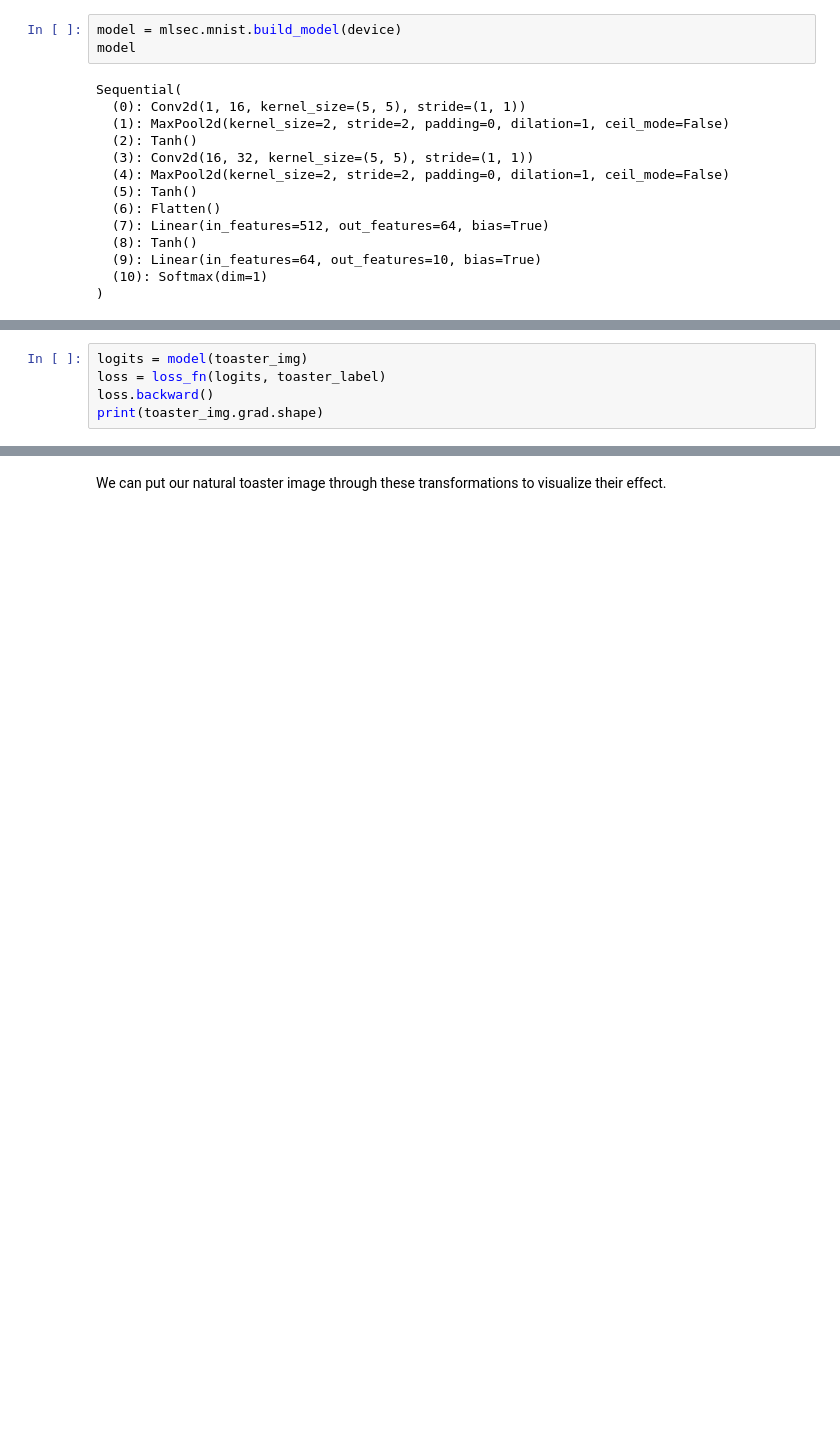
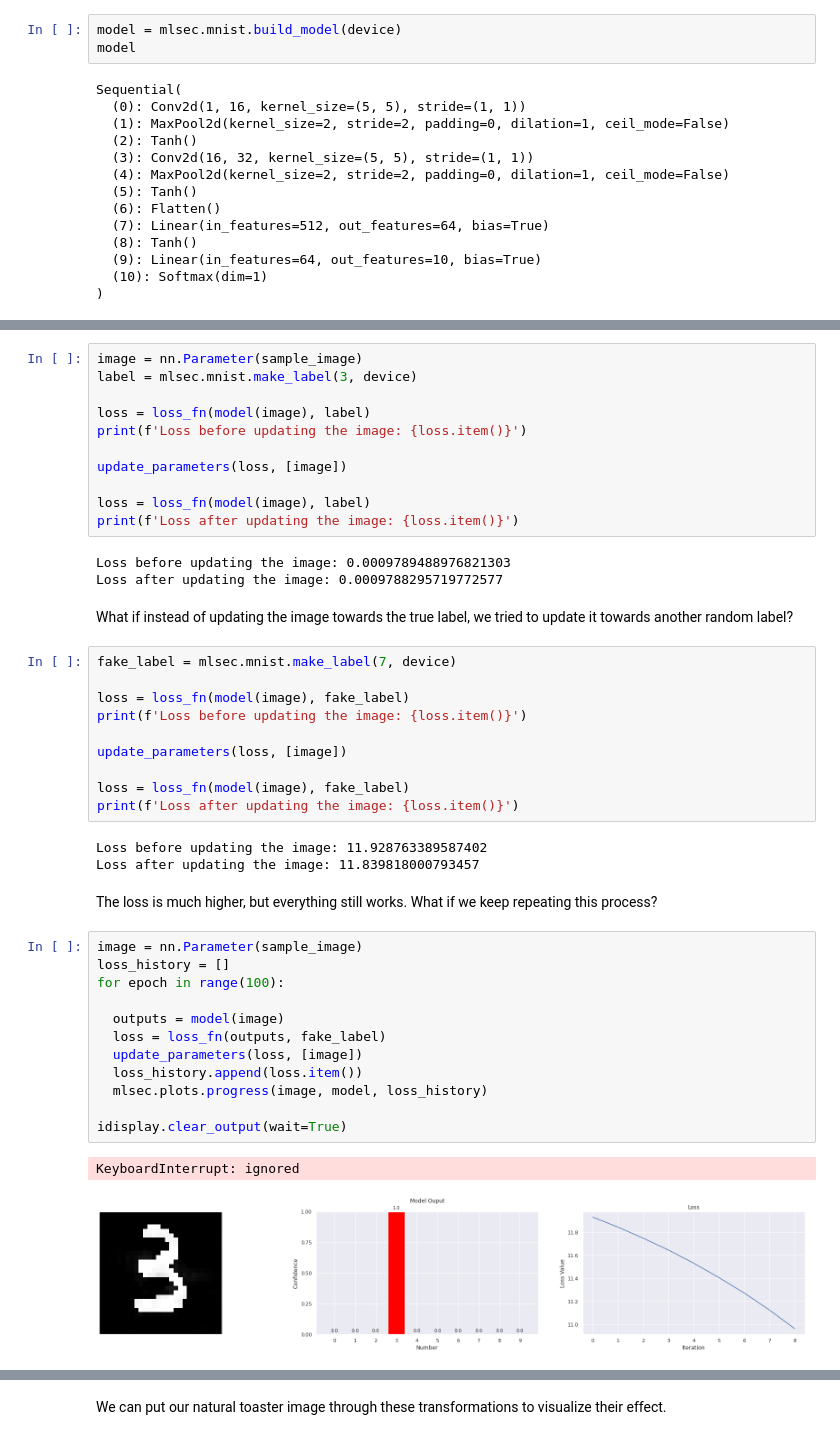
Before and after one commit to deokdecef44cnsnddos9ndam/ml-security, a Jupyter notebook: ai_for_streetfighters.ipynb, the cells around one changed output, grey strips where cells are left out. Cells and saved outputs as stored; diff of their text form; blank space fills up the shorter version.

```diff
--- a/ai_for_streetfighters.ipynb
+++ b/ai_for_streetfighters.ipynb
@@ -581,5 +93,0 @@ Then, we can just repeat the same process from before to find the gradient on th
-# %%
-logits = model(toaster_img)
-loss = loss_fn(logits, toaster_label)
-loss.backward()
-print(toaster_img.grad.shape)
@@ -730,0 +337,46 @@ transform = nn.Sequential(
+# %%
+image = nn.Parameter(sample_image)
+label = mlsec.mnist.make_label(3, device)
+
+loss = loss_fn(model(image), label)
+print(f'Loss before updating the image: {loss.item()}')
+
+update_parameters(loss, [image])
+
+loss = loss_fn(model(image), label)
+print(f'Loss after updating the image: {loss.item()}')
+# %% [output]
+Loss before updating the image: 0.0009789488976821303
+Loss after updating the image: 0.0009788295719772577
+# %% [markdown]
+What if instead of updating the image towards the true label, we tried to update it towards another random label?
+# %%
+fake_label = mlsec.mnist.make_label(7, device)
+
+loss = loss_fn(model(image), fake_label)
+print(f'Loss before updating the image: {loss.item()}')
+
+update_parameters(loss, [image])
+
+loss = loss_fn(model(image), fake_label)
+print(f'Loss after updating the image: {loss.item()}')
+# %% [output]
+Loss before updating the image: 11.928763389587402
+Loss after updating the image: 11.839818000793457
+# %% [markdown]
+The loss is much higher, but everything still works. What if we keep repeating this process?
+# %%
+image = nn.Parameter(sample_image)
+loss_history = []
+for epoch in range(100):
+
+  outputs = model(image)
+  loss = loss_fn(outputs, fake_label)
+  update_parameters(loss, [image])
+  loss_history.append(loss.item())
+  mlsec.plots.progress(image, model, loss_history)
+
+idisplay.clear_output(wait=True)
+# %% [output]
+KeyboardInterrupt: ignored
+[figure, added]
```
Also changed, not shown: parts of 118 cells of this notebook.
